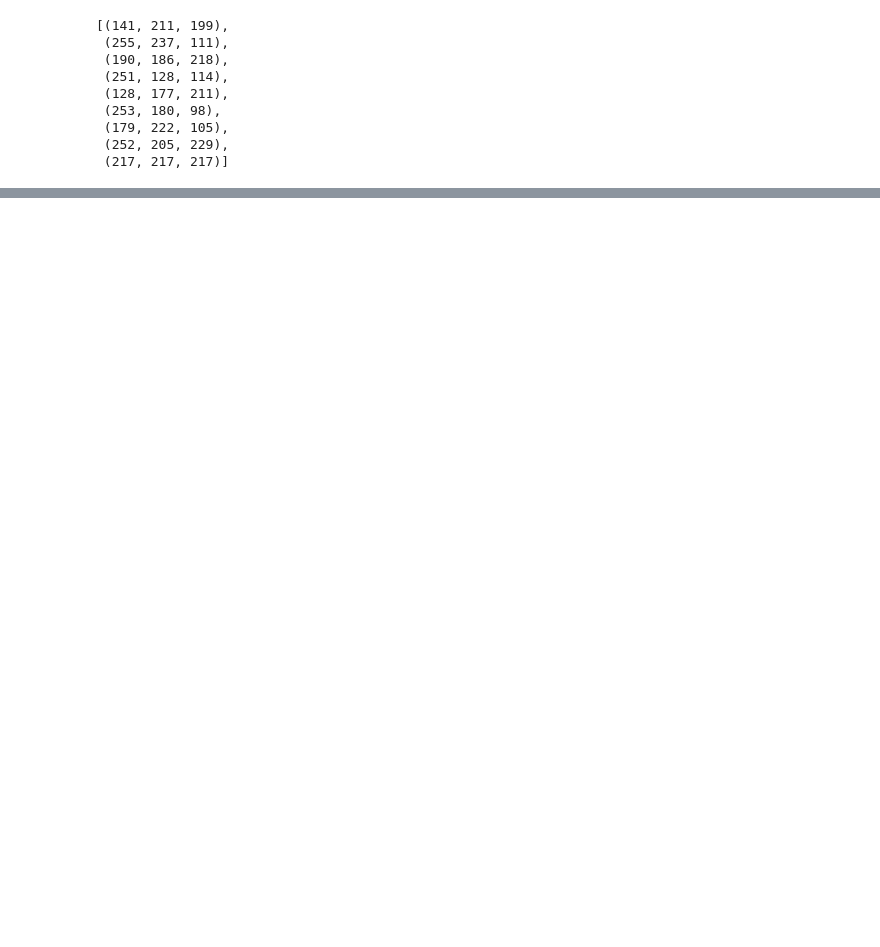
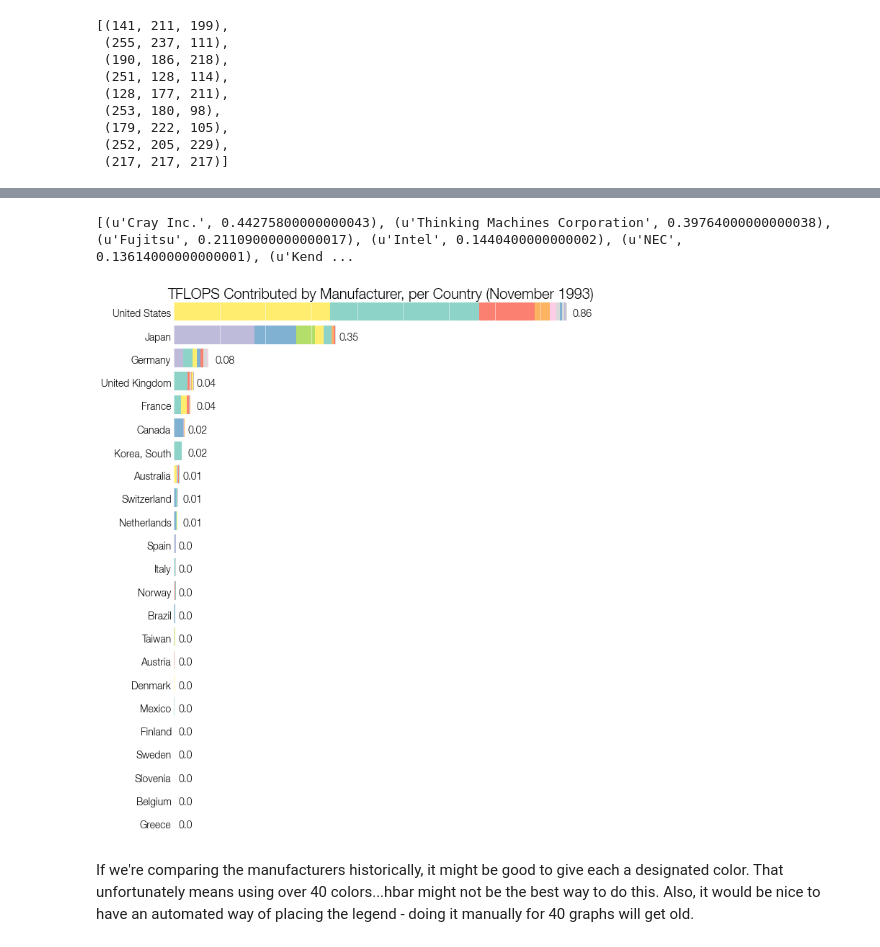
Before and after one commit to rlucioni/viz, a Jupyter notebook: top500/top500.ipynb, the cells around one changed output, grey strips where cells are left out. Saved outputs shown, nothing was run; the diff lists cells and outputs as text; code cells hidden in the pictures; blank space fills up the shorter version.

```diff
--- a/top500/top500.ipynb
+++ b/top500/top500.ipynb
@@ -427,0 +549,7 @@ final_colors[1] = full_colors[11]
+# %%
+manufacturer_breakdown(1993, '11')
+# %% [output]
+[(u'Cray Inc.', 0.44275800000000043), (u'Thinking Machines Corporation', 0.39764000000000038), (u'Fujitsu', 0.21109000000000017), (u'Intel', 0.1440400000000002), (u'NEC', 0.13614000000000001), (u'Kend ...
+[figure, added]
+# %% [markdown]
+If we're comparing the manufacturers historically, it might be good to give each a designated color. That unfortunately means using over 40 colors...hbar might not be the best way to do this. Also, it would be nice to have an automated way of placing the legend - doing it manually for 40 graphs will get old.
```
Also changed, not shown: parts of 11 cells of this notebook, 13 other files.
